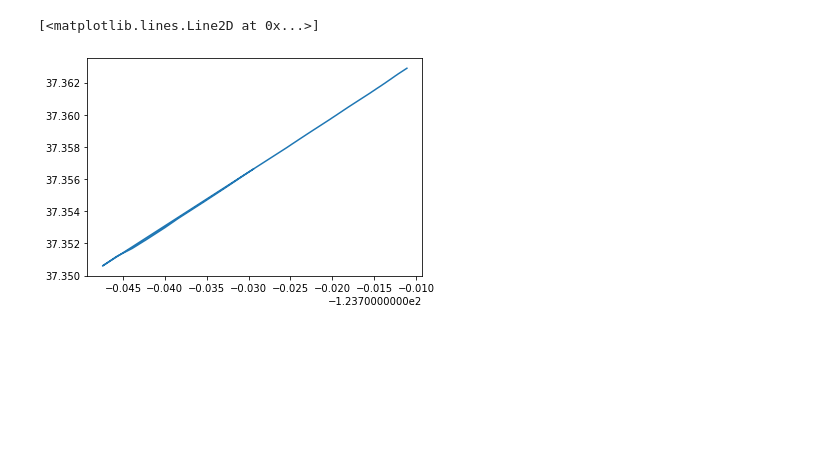
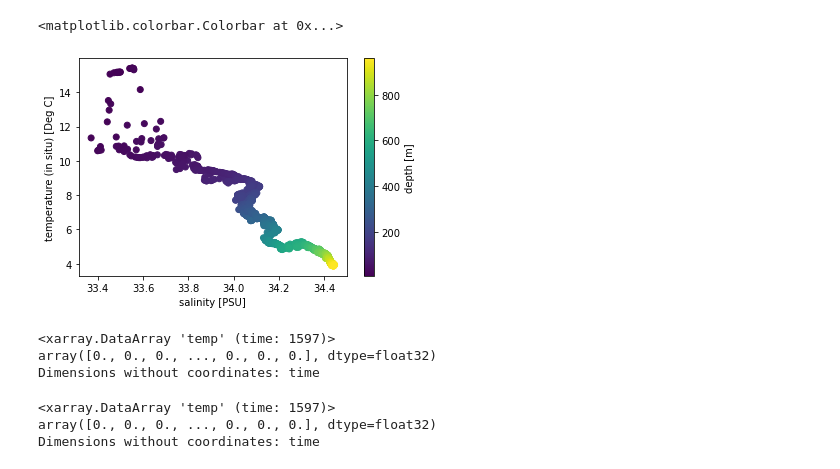
Before and after one commit to NASA-SMODE/DataRetrieval, a Jupyter notebook: GetNAVOGliderData.ipynb, the cells around one changed output. Drawn from its saved outputs; the diff is of its cells as text; code cells hidden in the pictures; blank space fills up the shorter version.

```diff
--- a/GetNAVOGliderData.ipynb
+++ b/GetNAVOGliderData.ipynb
@@ -40,6 +67,24 @@ Data variables: (12/15)
-# %%
-plt.plot(glider_data.longitude,glider_data.latitude)
-# %% [output]
-[<matplotlib.lines.Line2D at 0x...>]
-[figure, removed]
+# %%
+im = glider_data.plot.scatter(x='salinity',
+                              y='temp',
+                              c=glider_data.depth,
+)
+plt.colorbar(im,label='depth [m]')
+# %% [output]
+<matplotlib.colorbar.Colorbar at 0x...>
+[figure, added]
+# %%
+# This doesn't make sense!
+glider_data.isel(prof_num=0).temp-glider_data.isel(prof_num=1).temp
+# %% [output]
+<xarray.DataArray 'temp' (time: 1597)>
+array([0., 0., 0., ..., 0., 0., 0.], dtype=float32)
+Dimensions without coordinates: time
+# %%
+# Neither does this!
+glider_data.isel(temp_flag_num=0).temp-glider_data.isel(temp_flag_num=1).temp
+# %% [output]
+<xarray.DataArray 'temp' (time: 1597)>
+array([0., 0., 0., ..., 0., 0., 0.], dtype=float32)
+Dimensions without coordinates: time
 # %%
```
Also changed, not shown: parts of 9 cells of this notebook.
